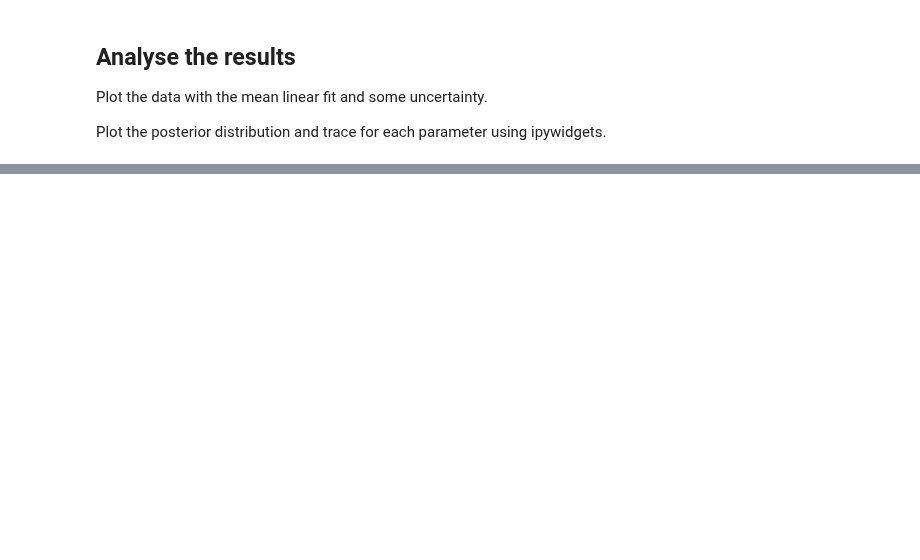
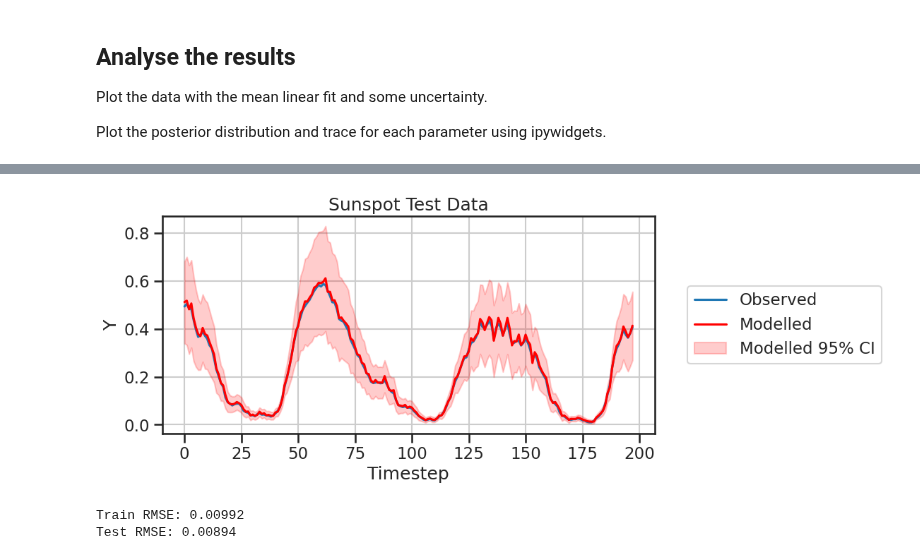
Before and after one commit to sydney-machine-learning/Bayesianneuralnetworks-MCMC-tutorial, a Jupyter notebook: 03-Linear-Model.ipynb, the cells around one changed output, grey strips where cells are left out. Saved outputs shown, nothing was run; the diff lists cells and outputs as text; code cells hidden in the pictures; blank space fills up the shorter version.

```diff
--- a/03-Linear-Model.ipynb
+++ b/03-Linear-Model.ipynb
@@ -279,3 +320,10 @@ pred_y, sim_y = mcmc.model_draws(num_samples=100)
+# %%
+# Evaulate test dataset
+mcmc.x_data = test_data[:,:-1]
+y_test_data = test_data[:,-1]
+mcmc.y_data = y_test_data
+
+pred_y_test, sim_y_test = mcmc.model_draws(100)
 # %% [markdown]
 ## Analyse the results
 Plot the data with the mean linear fit and some uncertainty.
@@ -293,3 +348,19 @@ plot_linear_data(
+# %%
+plot_y_timeseries(
+    y_test_data,
+    pred_y_test,
+    dataset_name=name + ' Test',
+    ci=True
+)
+# %% [output]
+[figure, added]
+# %%
+# Print the train/test RMSE
+print('Train RMSE: {:.5f}'.format(mcmc.rmse(pred_y.mean(axis=0), y_data)))
+print('Test RMSE: {:.5f}'.format(mcmc.rmse(pred_y_test.mean(axis=0), y_test_data)))
+# %% [output]
+Train RMSE: 0.00992
+Test RMSE: 0.00894
 # %%
 def plot_hist(results, param_name):
     # results = results_rmse
```
Also changed, not shown: parts of 11 cells of this notebook, 1 other file.
